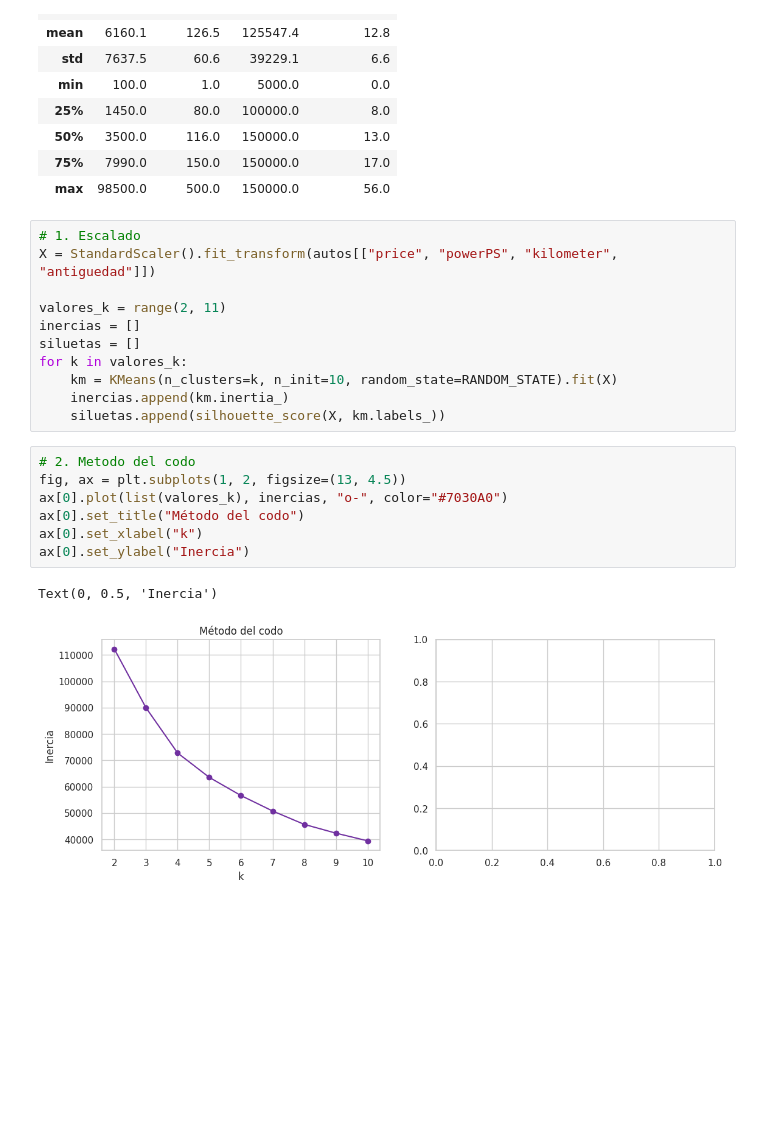
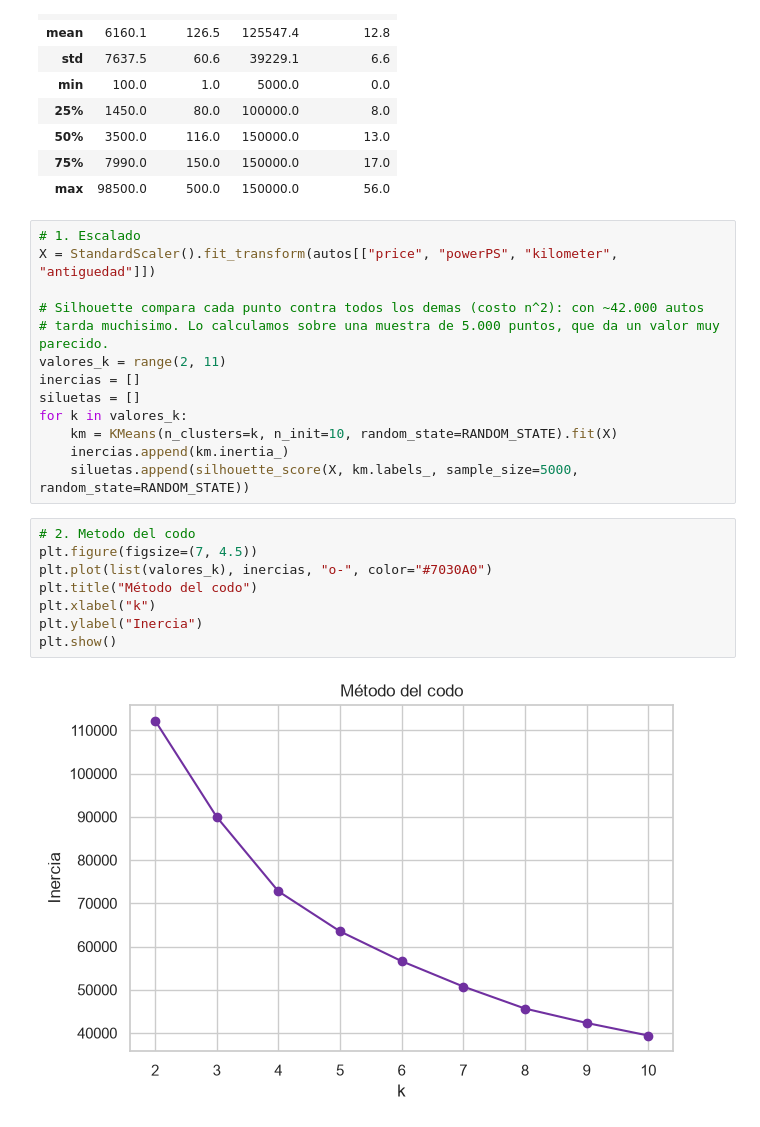
Before and after one commit to EmiiFernandez/actividades_data_sciente_ypf, a Jupyter notebook: notebook/C24_Notebook-28.ipynb, the cells around one changed output. Cells and saved outputs as stored; diff of their text form; blank space fills up the shorter version.

```diff
--- a/notebook/C24_Notebook-28.ipynb
+++ b/notebook/C24_Notebook-28.ipynb
@@ -278,22 +278,24 @@ Autos despues del filtro: 41774
 # 1. Escalado
 X = StandardScaler().fit_transform(autos[["price", "powerPS", "kilometer", "antiguedad"]])
 
+# Silhouette compara cada punto contra todos los demas (costo n^2): con ~42.000 autos
+# tarda muchisimo. Lo calculamos sobre una muestra de 5.000 puntos, que da un valor muy parecido.
 valores_k = range(2, 11)
 inercias = []
 siluetas = []
 for k in valores_k:
     km = KMeans(n_clusters=k, n_init=10, random_state=RANDOM_STATE).fit(X)
     inercias.append(km.inertia_)
-    siluetas.append(silhouette_score(X, km.labels_))
+    siluetas.append(silhouette_score(X, km.labels_, sample_size=5000, random_state=RANDOM_STATE))
 # %%
 # 2. Metodo del codo
-fig, ax = plt.subplots(1, 2, figsize=(13, 4.5))
-ax[0].plot(list(valores_k), inercias, "o-", color="#7030A0")
-ax[0].set_title("Método del codo")
-ax[0].set_xlabel("k")
-ax[0].set_ylabel("Inercia")
+plt.figure(figsize=(7, 4.5))
+plt.plot(list(valores_k), inercias, "o-", color="#7030A0")
+plt.title("Método del codo")
+plt.xlabel("k")
+plt.ylabel("Inercia")
+plt.show()
 # %% [output]
-Text(0, 0.5, 'Inercia')
-[figure, old version]
+[figure, new version]
 # %%
 # 3. Coeficiente de Silhouette
```
Also changed, not shown: parts of 7 cells of this notebook.
